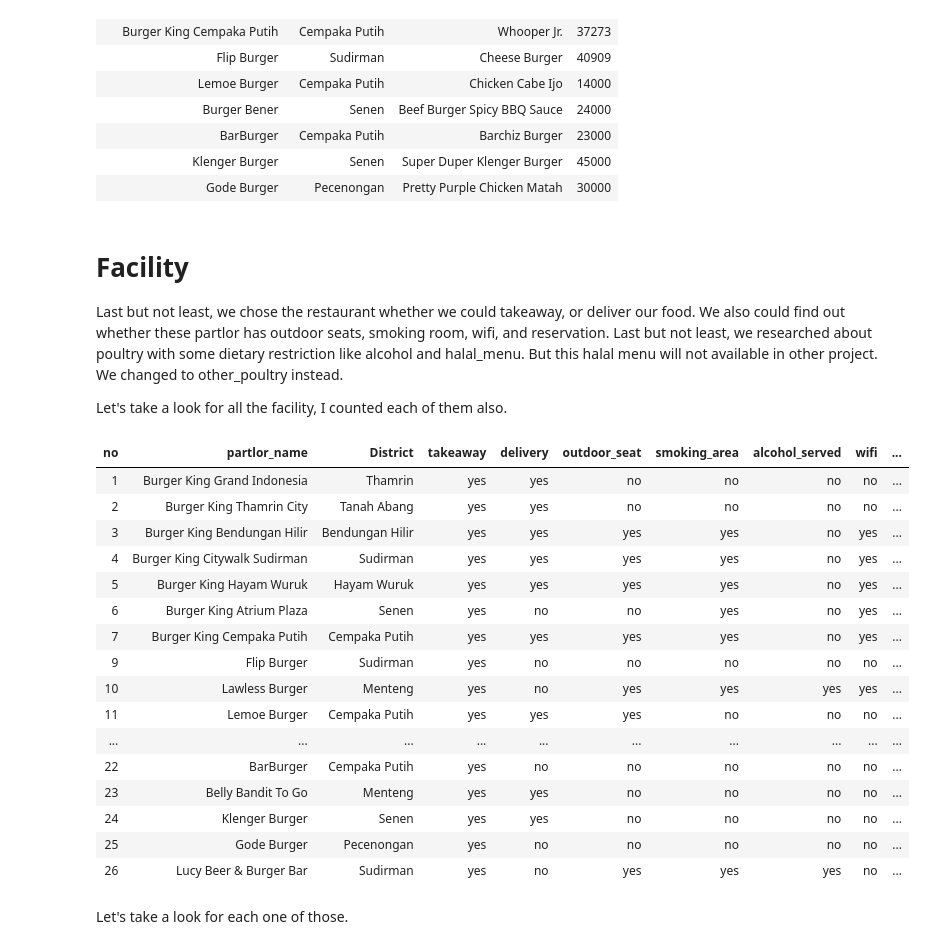
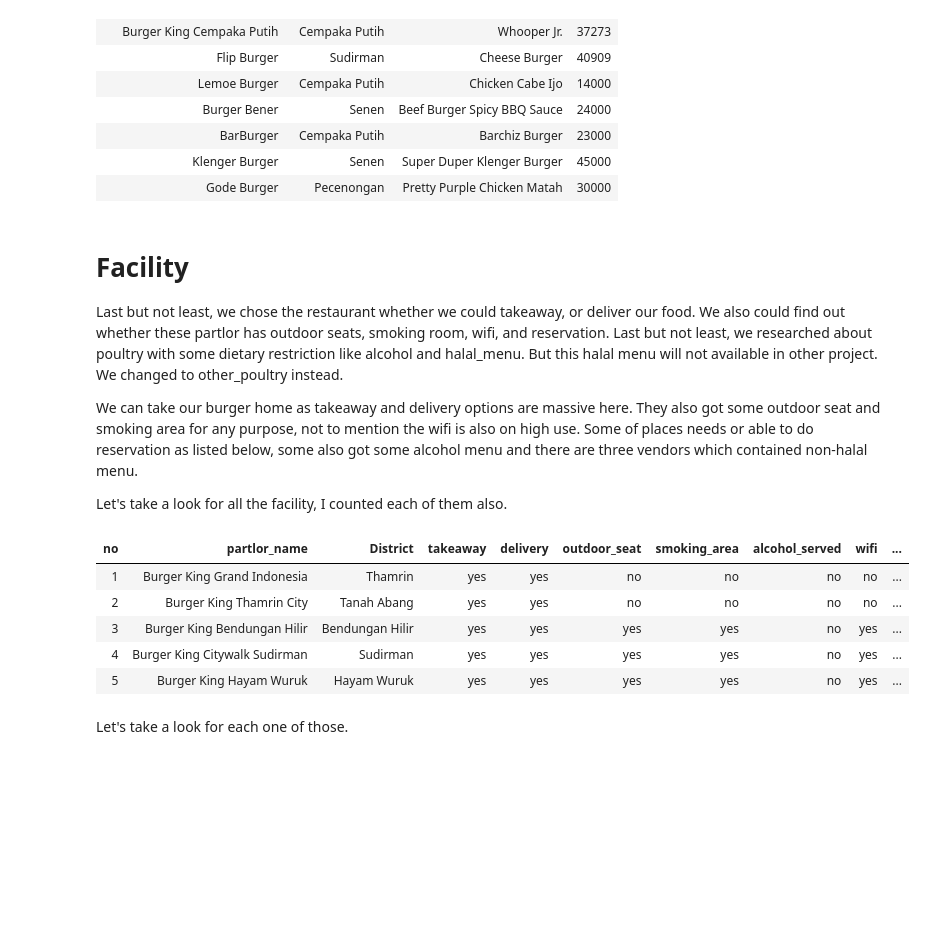
Before and after one commit to miradelimanr/Burger-Jakarta, a Jupyter notebook: central-jakarta.ipynb, the cells around one changed output. Saved outputs shown, nothing was run; the diff lists cells and outputs as text; code cells hidden in the pictures; blank space fills up the shorter version.

```diff
--- a/central-jakarta.ipynb
+++ b/central-jakarta.ipynb
@@ -124,28 +124,19 @@ burger_price.style.hide_index()
 
 Last but not least, we chose the restaurant whether we could takeaway, or deliver our food. We also could find out whether these partlor has outdoor seats, smoking room, wifi, and reservation. Last but not least, we researched about poultry with some dietary restriction like alcohol and halal_menu. But this halal menu will not available in other project. We changed to other_poultry instead.
 
+We can take our burger home as takeaway and delivery options are massive here. They also got some outdoor seat and smoking area for any purpose, not to mention the wifi is also on high use. Some of places needs or able to do reservation as listed below, some also got some alcohol menu and there are three vendors which contained non-halal menu.
+
 Let's take a look for all the facility, I counted each of them also.
 # %%
 burger = sqldf("SELECT no, partlor_name, district, takeaway, delivery, outdoor_seat, smoking_area, alcohol_served, wifi, reservation, drive_thru, halal_food FROM burger")
-burger.style.hide_index()
+burger.head().style.hide_index()
 # %% [output]
 | no | partlor_name | District | takeaway | delivery | outdoor_seat | smoking_area | alcohol_served | wifi | ... |
 | 1 | Burger King Grand Indonesia | Thamrin | yes | yes | no | no | no | no | ... |
 | 2 | Burger King Thamrin City | Tanah Abang | yes | yes | no | no | no | no | ... |
 | 3 | Burger King Bendungan Hilir | Bendungan Hilir | yes | yes | yes | yes | no | yes | ... |
 | 4 | Burger King Citywalk Sudirman | Sudirman | yes | yes | yes | yes | no | yes | ... |
 | 5 | Burger King Hayam Wuruk | Hayam Wuruk | yes | yes | yes | yes | no | yes | ... |
-| 6 | Burger King Atrium Plaza | Senen | yes | no | no | yes | no | yes | ... |
-| 7 | Burger King Cempaka Putih | Cempaka Putih | yes | yes | yes | yes | no | yes | ... |
-| 9 | Flip Burger | Sudirman | yes | no | no | no | no | no | ... |
-| 10 | Lawless Burger | Menteng | yes | no | yes | yes | yes | yes | ... |
-| 11 | Lemoe Burger | Cempaka Putih | yes | yes | yes | no | no | no | ... |
-| ... | ... | ... | ... | ... | ... | ... | ... | ... | ... |
-| 22 | BarBurger | Cempaka Putih | yes | no | no | no | no | no | ... |
-| 23 | Belly Bandit To Go | Menteng | yes | yes | no | no | no | no | ... |
-| 24 | Klenger Burger | Senen | yes | yes | no | no | no | no | ... |
-| 25 | Gode Burger | Pecenongan | yes | no | no | no | no | no | ... |
-| 26 | Lucy Beer & Burger Bar | Sudirman | yes | no | yes | yes | yes | no | ... |
 # %% [markdown]
 Let's take a look for each one of those.
 # %%
```
Also changed, not shown: parts of 2 cells of this notebook.
